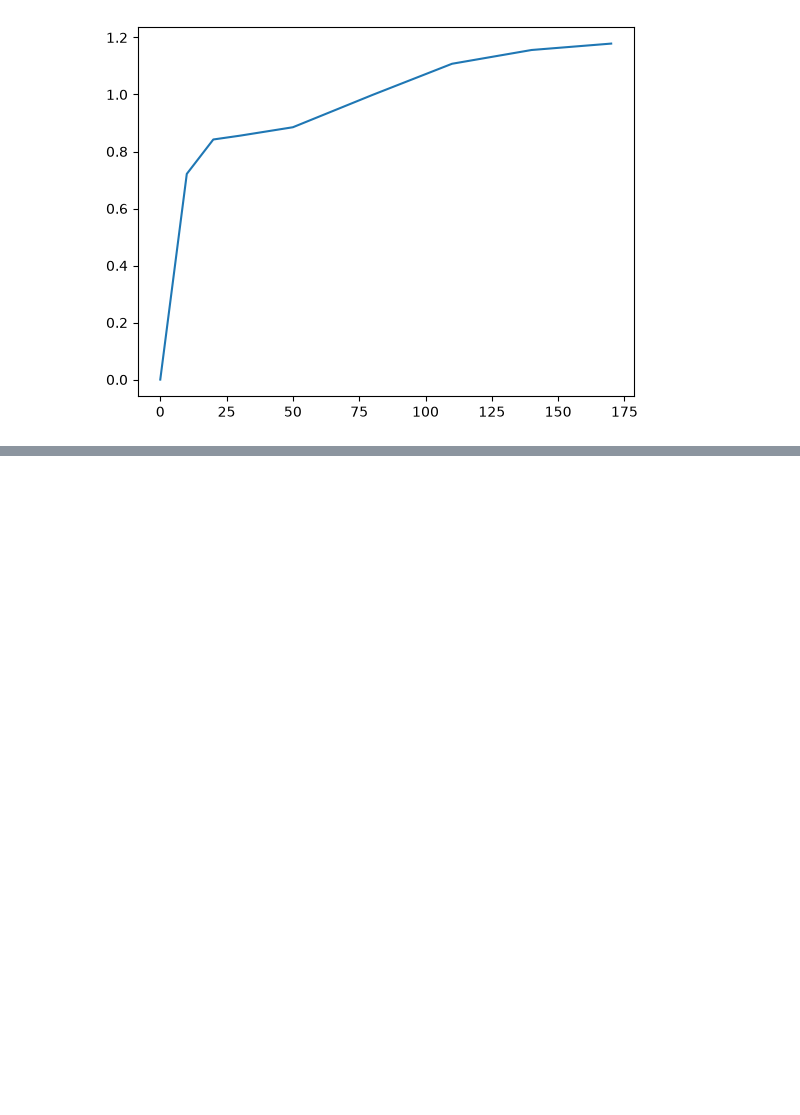
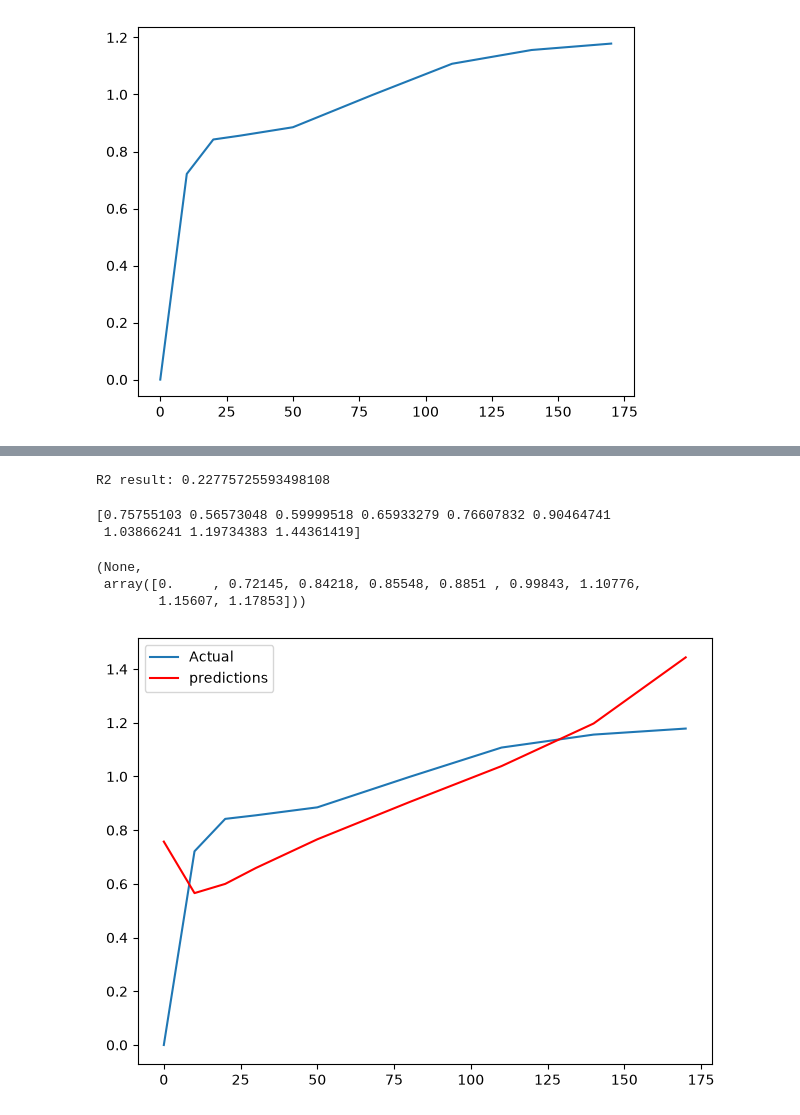
Before and after one commit to Tinonturja/Catkin_Biofilm_Adsorption, a Jupyter notebook: labaratory.ipynb, the cells around one changed output, grey strips where cells are left out. Saved outputs shown, nothing was run; the diff lists cells and outputs as text; code cells hidden in the pictures; blank space fills up the shorter version.

```diff
--- a/labaratory.ipynb
+++ b/labaratory.ipynb
@@ -105,7 +101,7 @@ grid_search_model = GridSearchCV(
     estimator=pipeline,
     param_grid=param_grid,
     cv = loo,
-    scoring = 'r2'
+    scoring = 'neg_mean_squared_error'
 )
 
 grid_search_model.fit(X.reshape(-1,1),y)
@@ -149,0 +151,4 @@ np.float64(nan)
+# %%
+best_model = grid_search_model.best_estimator_
+y_test_predict = best_model.predict(X.reshape(-1,1))
+r2_score(y, y_test_predict)
@@ -149,0 +187,32 @@ np.float64(nan)
+# %%
+from sklearn.model_selection import cross_val_predict
+reshaped_X = X.reshape(-1,1)
+loo_predictions = cross_val_predict(
+    best_model,
+    reshaped_X,
+    y,
+    cv = LeaveOneOut()
+)
+
+r2_result = r2_score(y,loo_predictions)
+print(f"R2 result: {r2_result}")
+# %% [output]
+R2 result: 0.22775725593498108
+# %%
+print(loo_predictions), y
+# %% [output]
+[0.75755103 0.56573048 0.59999518 0.65933279 0.76607832 0.90464741
+ 1.03866241 1.19734383 1.44361419]
+(None,
+ array([0.     , 0.72145, 0.84218, 0.85548, 0.8851 , 0.99843, 1.10776,
+        1.15607, 1.17853]))
+# %%
+# plot the relation
+import matplotlib.pyplot as plt
+plt.plot(kinetics_df['Time'].values, kinetics_df['qt( catkin)'].values, label = 'Actual')
+plt.plot(kinetics_df['Time'].values, loo_predictions, c = 'red', label ='predictions')
+plt.legend()
+plt.tight_layout()
+plt.show()
+# %% [output]
+[figure, added]
```
Also changed, not shown: parts of 14 cells of this notebook.
